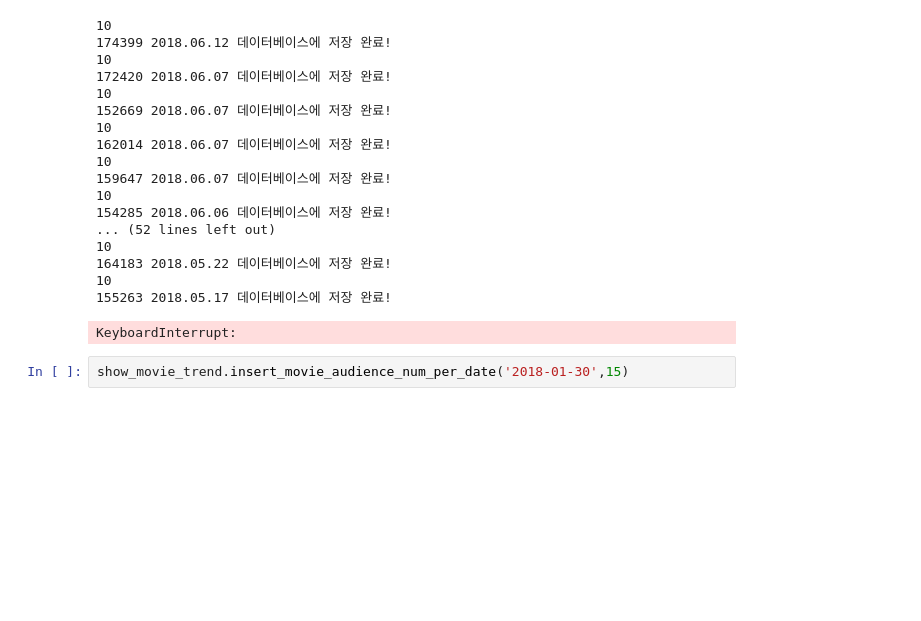
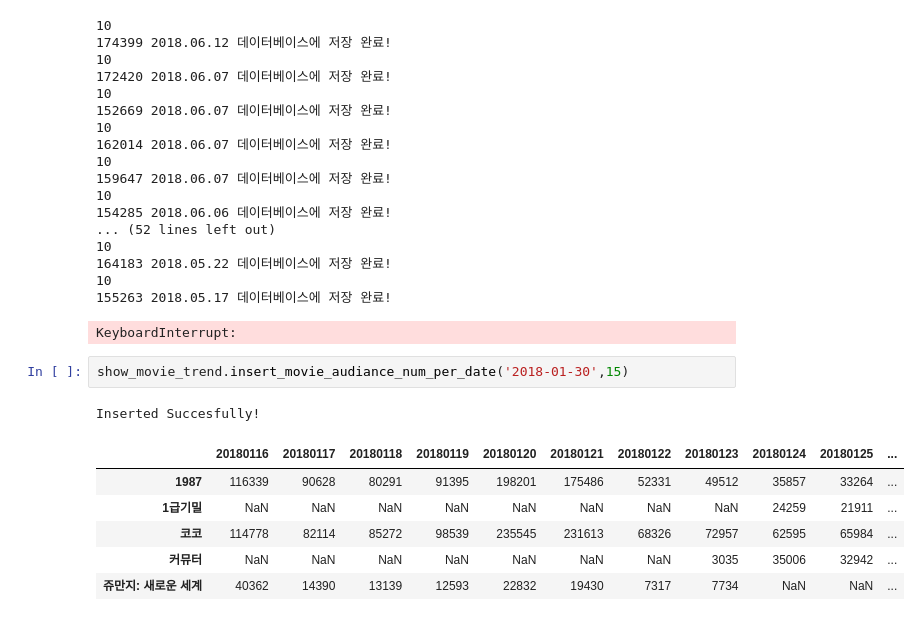
Before and after one commit to vividcloudpark/Chatbot_Project, a Jupyter notebook: Pipeline.ipynb, the cells around one changed output. Cells and saved outputs as stored; diff of their text form; blank space fills up the shorter version.

```diff
--- a/Pipeline.ipynb
+++ b/Pipeline.ipynb
@@ -41,5 +42,13 @@ print("상영작 예정작 저장 완료!")
 155263 2018.05.17 데이터베이스에 저장 완료!
 KeyboardInterrupt:
 # %%
-show_movie_trend.insert_movie_audience_num_per_date('2018-01-30',15)
+show_movie_trend.insert_movie_audiance_num_per_date('2018-01-30',15)
+# %% [output]
+Inserted Succesfully!
+|  | 20180116 | 20180117 | 20180118 | 20180119 | 20180120 | 20180121 | 20180122 | 20180123 | 20180124 | 20180125 | ... |
+| 1987 | 116339 | 90628 | 80291 | 91395 | 198201 | 175486 | 52331 | 49512 | 35857 | 33264 | ... |
+| 1급기밀 | NaN | NaN | NaN | NaN | NaN | NaN | NaN | NaN | 24259 | 21911 | ... |
+| 코코 | 114778 | 82114 | 85272 | 98539 | 235545 | 231613 | 68326 | 72957 | 62595 | 65984 | ... |
+| 커뮤터 | NaN | NaN | NaN | NaN | NaN | NaN | NaN | 3035 | 35006 | 32942 | ... |
+| 쥬만지: 새로운 세계 | 40362 | 14390 | 13139 | 12593 | 22832 | 19430 | 7317 | 7734 | NaN | NaN | ... |
 # %%
```
Also changed, not shown: parts of 2 cells of this notebook, 7 other files.
